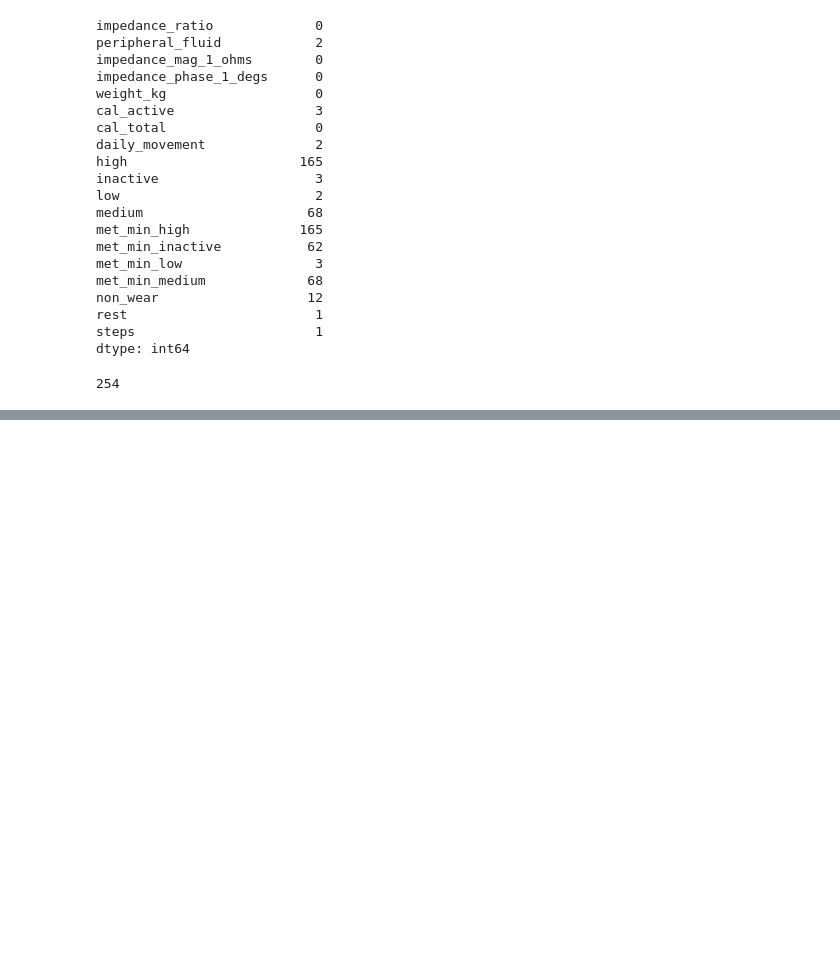
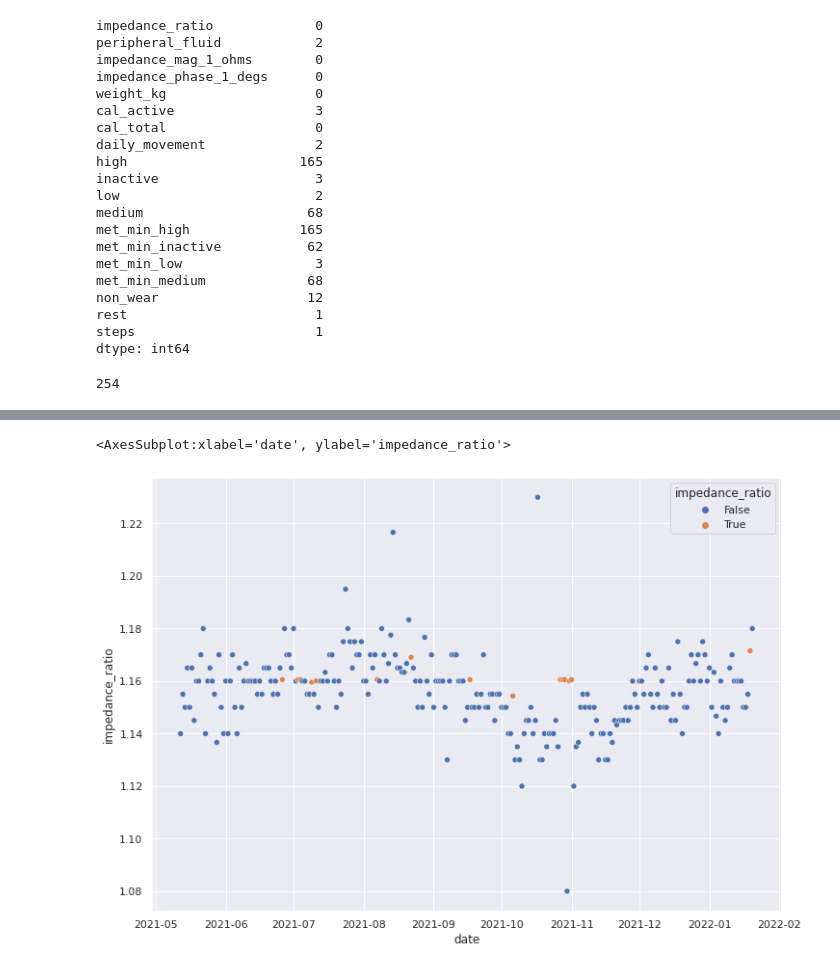
Before and after one commit to 7hestral/Rui-s_BUMP_code_dump, a Jupyter notebook: load_data_gnn.ipynb, the cells around one changed output, grey strips where cells are left out. Drawn from its saved outputs; the diff is of its cells as text; code cells hidden in the pictures; blank space fills up the shorter version.

Commit message:
try hyperimpute““ ””

```diff
--- a/load_data_gnn.ipynb
+++ b/load_data_gnn.ipynb
@@ -192,6 +193,8 @@ sns.scatterplot(data=overall_df_filled, x="date", y="non_wear")
 # %%
 overall_df_filled = overall_df_filled.drop('date', axis=1)
 overall_df_filled.to_csv('/mnt/results/user_72_activity_bodyport_ffilled.csv', index=False, header=False)
+overall_df_without_date = overall_df.drop('date', axis=1)
+overall_df_without_date.to_csv('/mnt/results/user_72_activity_bodyport_unfilled.csv', index=False, header=False)
 # %%
 overall_df_filled.columns.to_list()
 # %% [output]
@@ -268,3 +271,16 @@ dtype: int64
 len(overall_df_filled)
 # %% [output]
 254
+# %%
+# hyperimpute requires python 3.7
+from hyperimpute.plugins.imputers import Imputers
+import numpy as np
+imputers = Imputers()
+
+imputers.list()
+method = 'hyperimpute'
+plugin = Imputers().get(method)
+X = overall_df_without_date
+out = plugin.fit_transform(X.copy())
+
+print(method, out)
@@ -270,0 +305,10 @@ len(overall_df_filled)
+# %%
+hyperimputed_df_without_date = out
+hyperimputed_df_without_date.to_csv('/mnt/results/user_72_activity_bodyport_hyperimpute.csv', index=False, header=False)
+# %%
+hyperimputed_df_without_date['date'] = date_range
+# %%
+sns.scatterplot(x=hyperimputed_df_without_date["date"], y=hyperimputed_df_without_date["impedance_ratio"], hue=overall_df['impedance_ratio'].isna())
+# %% [output]
+<AxesSubplot:xlabel='date', ylabel='impedance_ratio'>
+[figure, added]
```
Also changed, not shown: parts of 2 cells of this notebook, 2 other files.
